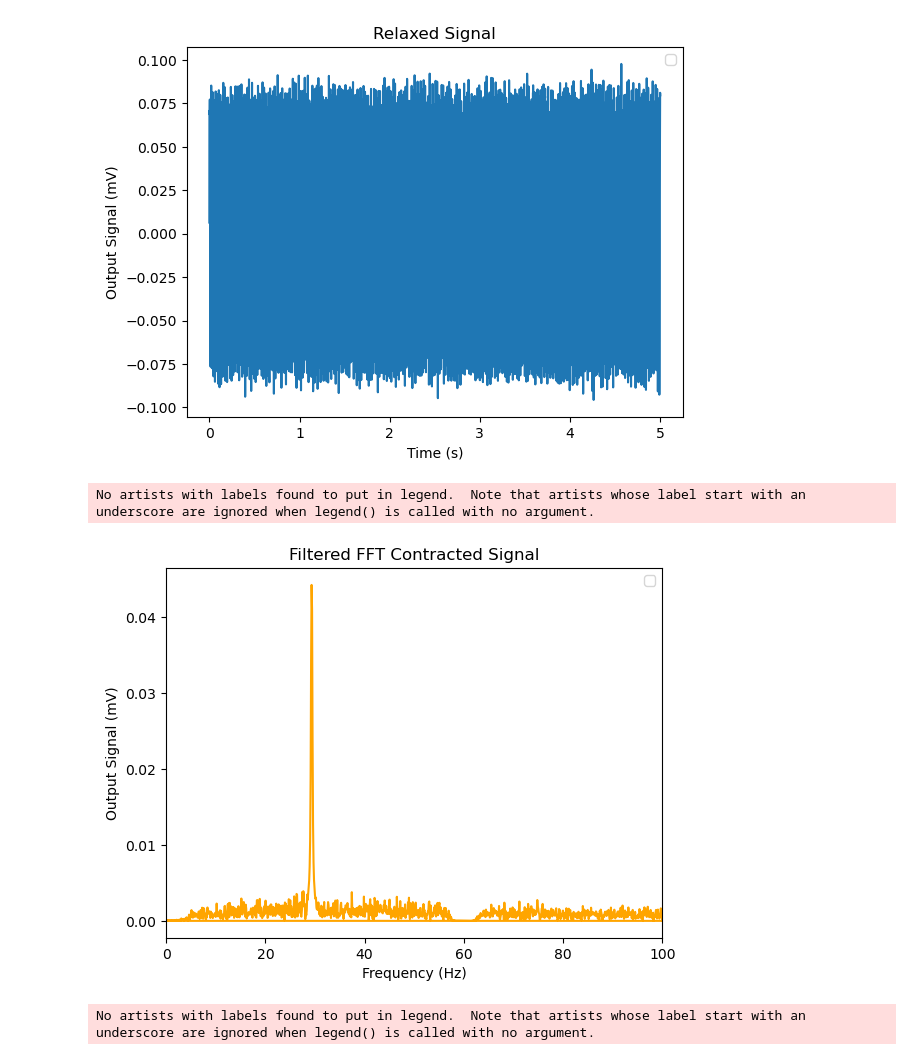
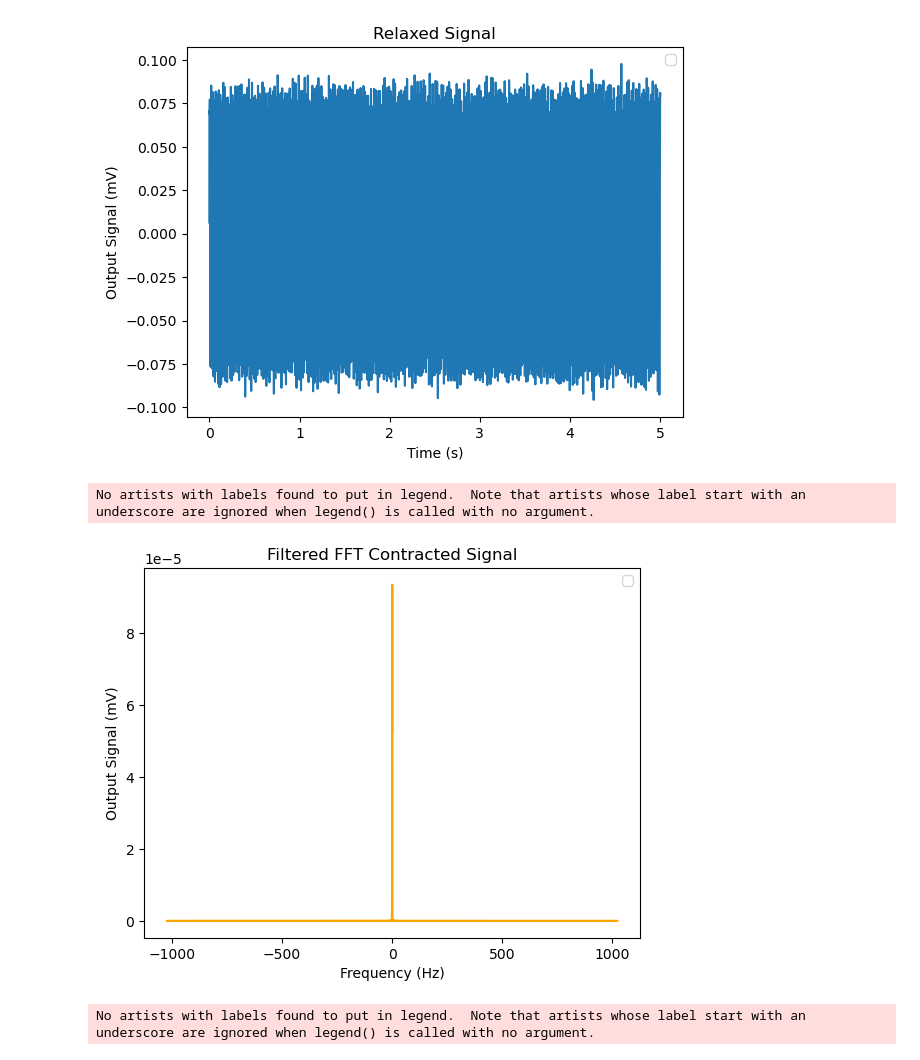
Before and after one commit to Ryan-Jing/EMG-Filter, a Jupyter notebook: EMG_Filter.ipynb, the cells around one changed output. Cells and saved outputs as stored; diff of their text form; code cells hidden in the pictures.

```diff
--- a/EMG_Filter.ipynb
+++ b/EMG_Filter.ipynb
@@ -15,15 +15,15 @@ relaxedFilterOutput = './Output_Files/relaxedFilterOut.csv'
 relaxedData= dataset['EMG_Relaxed (mV)'].to_numpy()
 contractData = dataset['EMG_Contracted (mV)'].to_numpy()
 time = dataset['Time (s)'].to_numpy()
-x = np.linspace(0,10,len(contractData)) # fs is 10000/10 = 1000
+x = np.linspace(0,10,len(contractData))
 
 order = 8
-fs = 1000
-frequencies_bandpass = [0.1, 450]
-frequencies_stop = [57, 63]
+fs = 1 / ( time[1] - time[0] )
+frequencies_bandpass = [0.1/(fs/2), 450/(fs/2)]
+frequencies_stop = [57/(fs/2), 63/(fs/2)]
 
-sos_bandpass = signal.butter(order, frequencies_bandpass, btype='pass', fs=fs, output='sos')
-sos_stop = signal.butter(order, frequencies_stop, btype='stop', fs=fs, output='sos')
+sos_bandpass = signal.butter(order, frequencies_bandpass, btype='pass', fs = fs, output='sos')
+sos_stop = signal.butter(order, frequencies_stop, btype='stop', fs = fs, output='sos')
 
 datasets = [contractData, relaxedData]
 filtered_data = []
@@ -41,7 +41,7 @@ yf = (2/N) * np.abs(fft(contractData))
 databpf_f = (2/N) * np.abs(fft(databpfOne))
 
 # Truncate fft to RHS only
-xf = fftfreq(N,1/1000) # ts = 1/fs is the 0.1
+xf = fftfreq(N,1/fs) # ts = 1/fs is the 0.1
 # yf = yf[0:N//2]
 # databpf_f = databpf_f[0:N//2]
 
@@ -112,15 +109,15 @@ No artists with labels found to put in legend.  Note that artists whose label st
 # %%
 # plt.subplot(1,4,3)
 plt.plot(xf,databpf_f, color = 'orange')
-plt.xlim([0,100])
+# plt.xlim([0,100])
 plt.xlabel('Frequency (Hz)')
 plt.ylabel('Output Signal (mV)')
 plt.title('Filtered FFT Contracted Signal')
 plt.legend()
 plt.show()
 # %% [output]
 No artists with labels found to put in legend.  Note that artists whose label start with an underscore are ignored when legend() is called with no argument.
-[figure, old version]
+[figure, new version]
 # %%
 # plt.subplot(1,4,4)
 plt.plot(xf,databpf_fOne, color = 'green')
```
Also changed, not shown: parts of 1 cell of this notebook.
